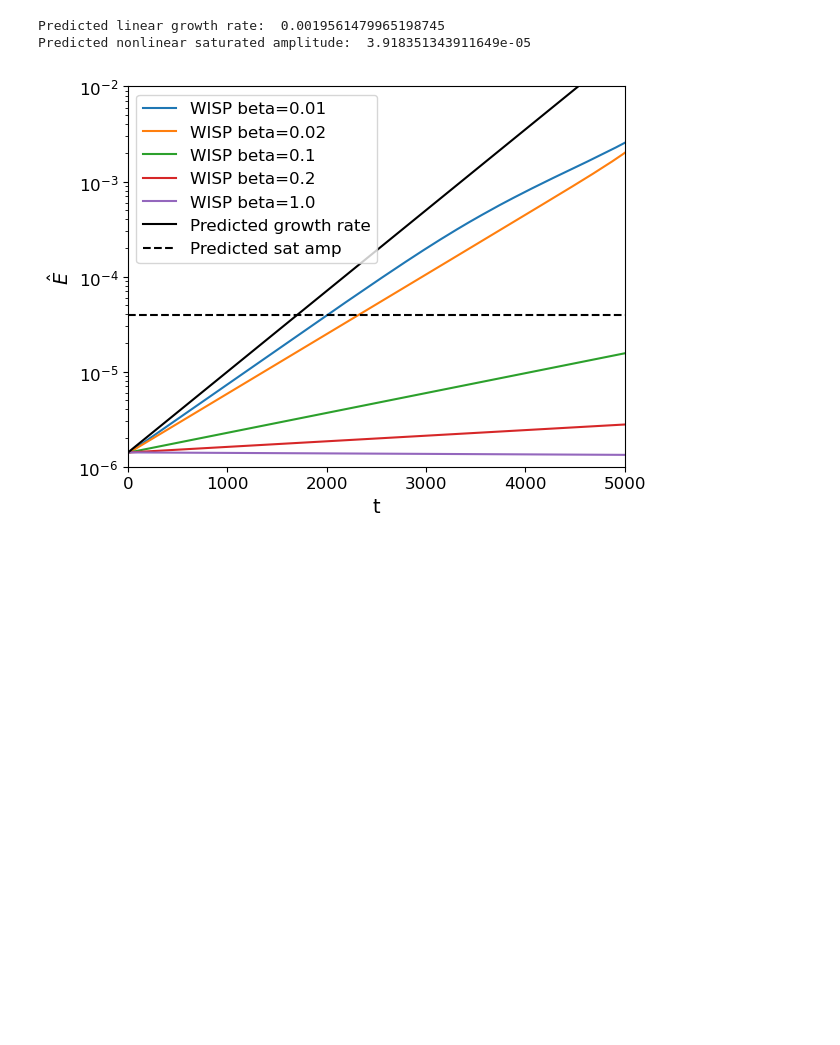
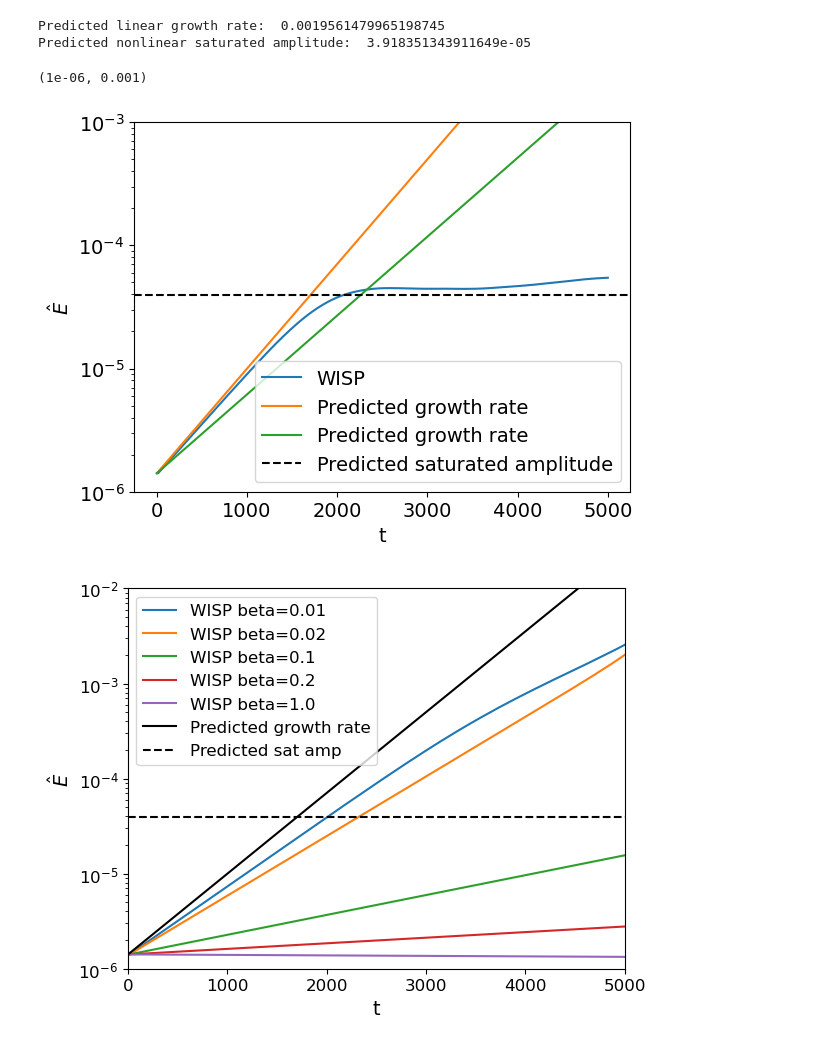
Before and after one commit to ejpaul/wisp_proto, a Jupyter notebook: examples/nonlinear_delta_f_collision/krook_only/nonlinear_delta_f_example.ipynb, the cells around one changed output. Cells and saved outputs as stored; diff of their text form; code cells hidden in the pictures; blank space fills up the shorter version.

```diff
--- a/examples/nonlinear_delta_f_collision/krook_only/nonlinear_delta_f_example.ipynb
+++ b/examples/nonlinear_delta_f_collision/krook_only/nonlinear_delta_f_example.ipynb
@@ -33,0 +35,8 @@ fig, ax = plot_initial_velocity_distribution(sim_params)
+# %%
+gamma_krook = conserving_bgk_growth_rate(sim_params, dimensional=True)
+
+print('Predicted linear growth rate with the effect of a Krook-type collision operator: ', gamma_krook)
+
+gamma = compute_gamma(sim_params)
+
+print('Predicted linear growth rate: ', gamma)
@@ -60,6 +72,20 @@ print('Predicted nonlinear saturated amplitude: ', gamma * gamma * (3.2 * 3.2))
 # %% [output]
 Predicted linear growth rate:  0.0019561479965198745
 Predicted nonlinear saturated amplitude:  3.918351343911649e-05
+# %%
+plt.figure()
+plt.semilogy(time, np.abs(E_amp_hist), label='WISP')
+plt.semilogy(time, np.abs(E_amp_hist[0])*np.exp(gamma*time), label='Predicted growth rate')
+plt.semilogy(time, np.abs(E_amp_hist[0])*np.exp(gamma_krook*time), label='Predicted growth rate')
+plt.axhline(gamma * gamma * (3.2 * 3.2), color='k', linestyle='--', label='Predicted saturated amplitude')
+plt.legend()
+plt.xlabel('t')
+plt.ylabel(r'$\hat{E}$')
+# plt.xlim([0,10])
+plt.ylim([1e-6,1e-3])
+# %% [output]
+(1e-06, 0.001)
+[figure, added]
 # %%
 lblSize        = 14
 ttlSize        = 16
```
Also changed, not shown: parts of 5 cells of this notebook.
